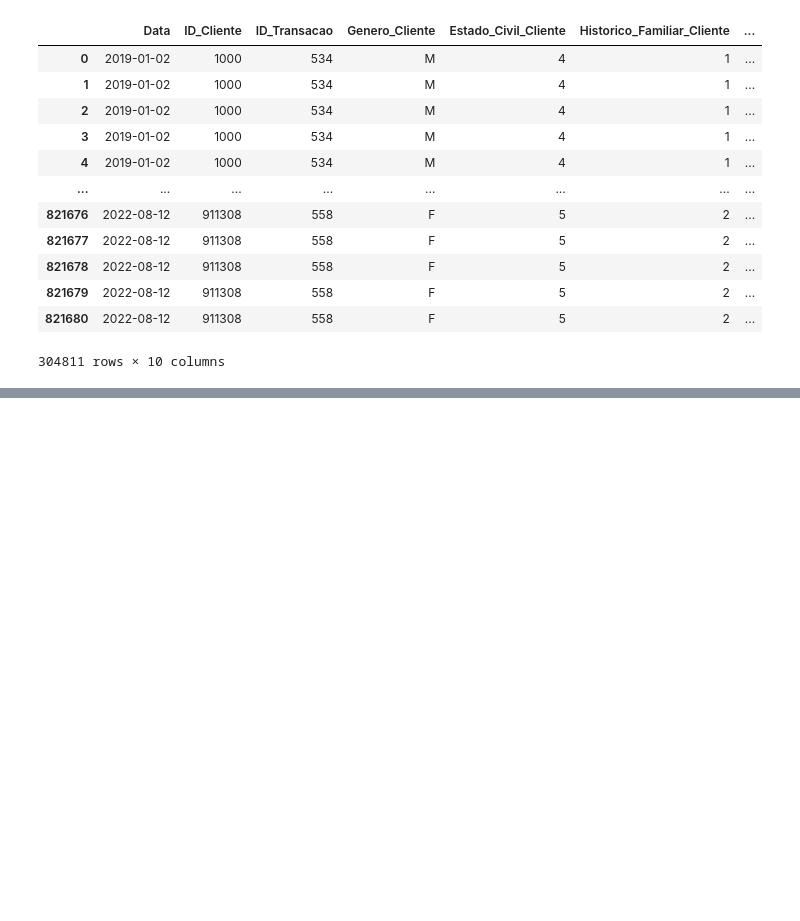
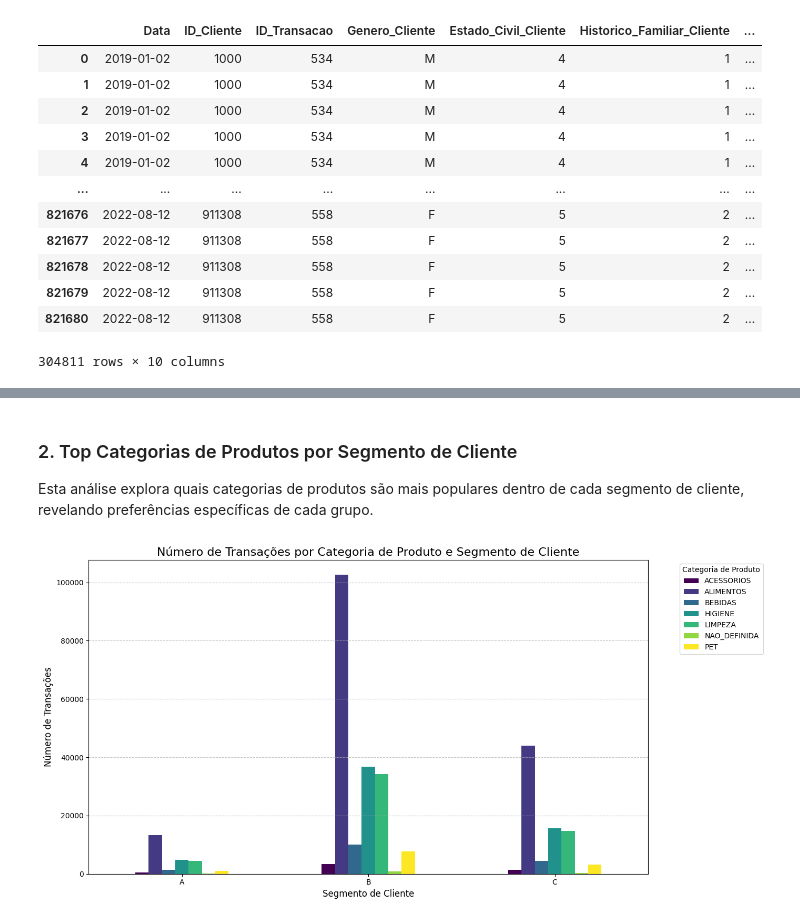
Before and after one commit to Brunomdspro/MINI_PROJETO_BRUNOMONTEIRO, a Jupyter notebook: df_limpo.ipynb, the cells around one changed output, grey strips where cells are left out. Saved outputs shown, nothing was run; the diff lists cells and outputs as text; code cells hidden in the pictures; blank space fills up the shorter version.

```diff
--- a/df_limpo.ipynb
+++ b/df_limpo.ipynb
@@ -217,0 +240,23 @@ display(df_limpo)
+# %% [markdown]
+### 2. Top Categorias de Produtos por Segmento de Cliente
+
+Esta análise explora quais categorias de produtos são mais populares dentro de cada segmento de cliente, revelando preferências específicas de cada grupo.
+# %%
+product_category_by_segment = df_limpo.groupby('Segmento_Cliente')['Categoria_Produto'].value_counts().unstack(fill_value=0)
+
+# Select top 5 categories for each segment for better visualization, or all if few.
+# Let's visualize all categories, but ensure they are sorted consistently.
+all_categories = df_limpo['Categoria_Produto'].cat.categories
+product_category_by_segment = product_category_by_segment.reindex(columns=all_categories)
+
+product_category_by_segment.plot(kind='bar', stacked=False, figsize=(14, 7), colormap='viridis')
+plt.title('Número de Transações por Categoria de Produto e Segmento de Cliente', fontsize=16)
+plt.xlabel('Segmento de Cliente', fontsize=12)
+plt.ylabel('Número de Transações', fontsize=12)
+plt.xticks(rotation=0)
+plt.legend(title='Categoria de Produto', bbox_to_anchor=(1.05, 1), loc='upper left')
+plt.grid(axis='y', linestyle='--', alpha=0.7)
+plt.tight_layout()
+plt.show()
+# %% [output]
+[figure, added]
```
Also changed, not shown: parts of 9 cells of this notebook.
